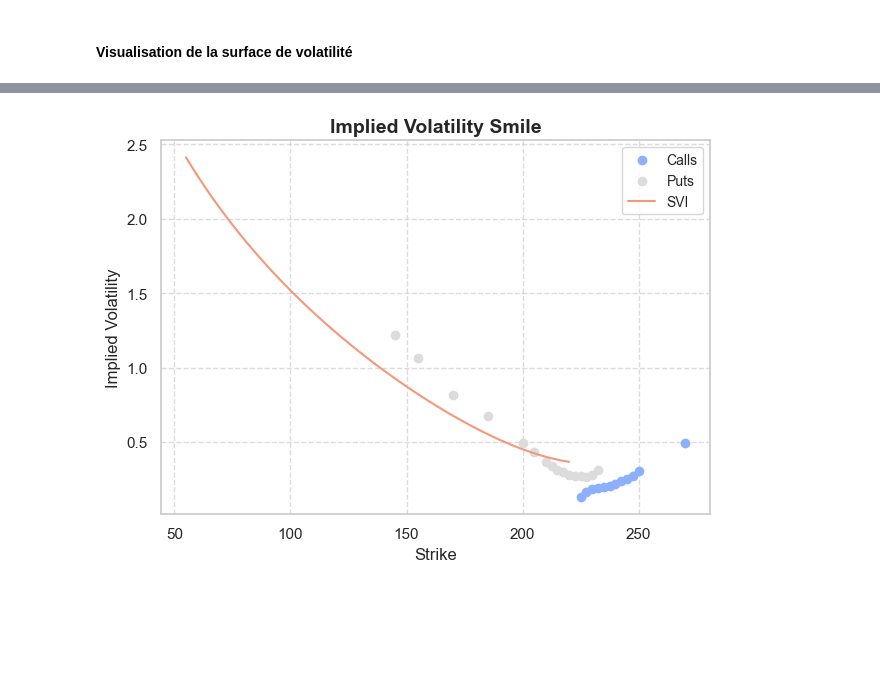
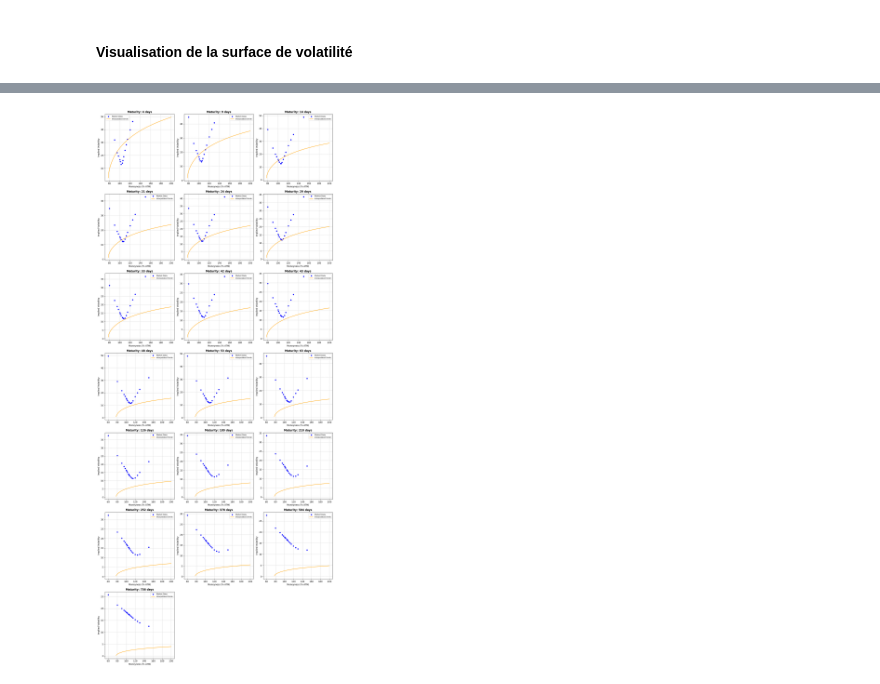
Before and after one commit to baptistedfr/Structured-Product-Pricing-Python, a Jupyter notebook: doc.ipynb, the cells around one changed output, grey strips where cells are left out. Drawn from its saved outputs; the diff is of its cells as text; code cells hidden in the pictures; blank space fills up the shorter version.

```diff
--- a/doc.ipynb
+++ b/doc.ipynb
@@ -13,7 +14,7 @@ from scipy.stats import norm
 # %% [markdown]
 #### Informations renseignées par l'utilisateur (sur l'interface)
 # %%
-security = "Apple"
+security = "S&P500"
 rate_curve_type = RateCurveType.RF_US_TREASURY
 interpolation_type = InterpolationType.SVENSSON
 volatility_surface_type = VolatilitySurfaceType.SVI
@@ -116,7 +134,7 @@ market.rate_curve.display_curve()
 # %%
-market.volatility_surface.display_smile(24)
+market.volatility_surface.display_smiles()
 # %% [output]
-[figure, old version]
+[figure, new version]
 # %%
 market.volatility_surface.display_surface()
 # %% [output]
```
Also changed, not shown: parts of 5 cells of this notebook, 23 other files.
